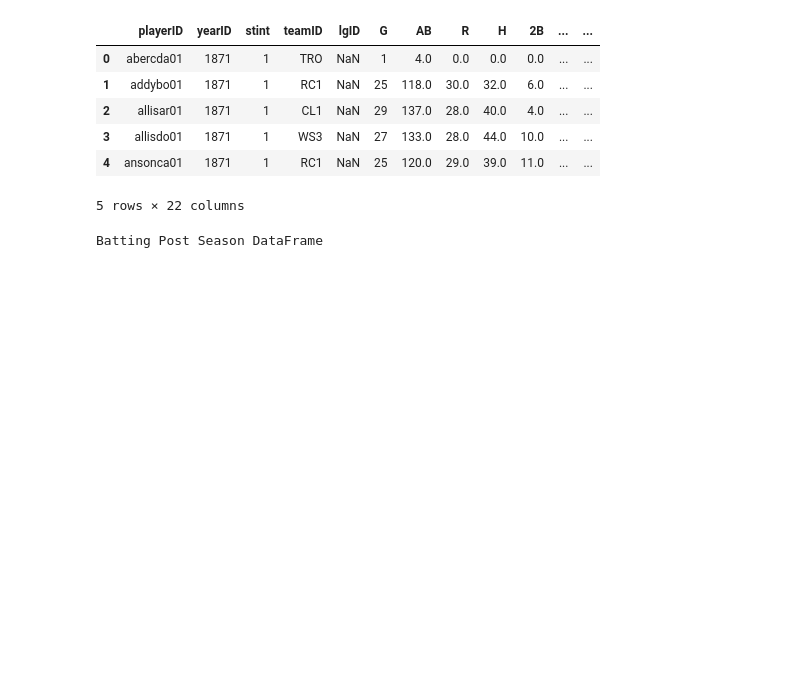
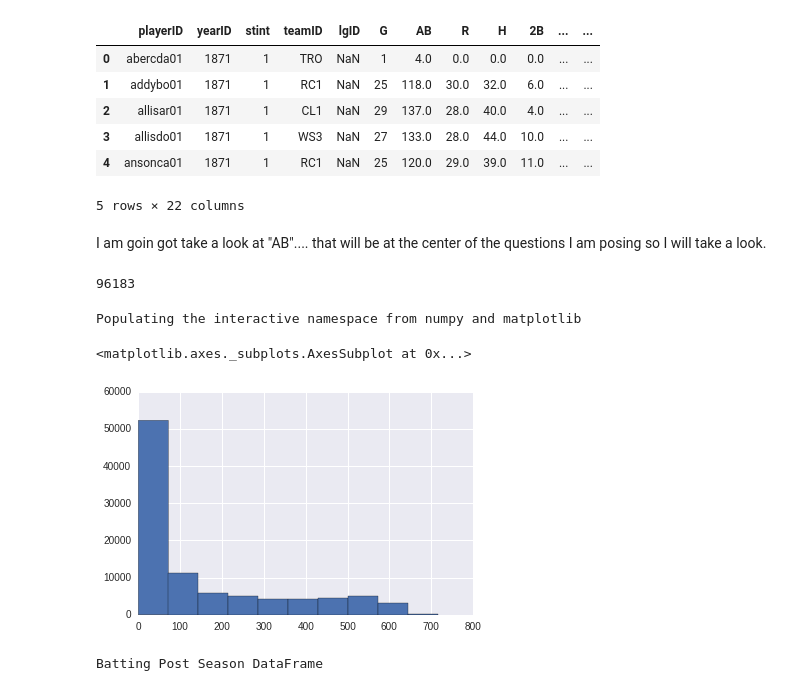
Before and after one commit to adam-carney/Data_Analysis_nanodegree, a Jupyter notebook: Data_Analysis_Nanodegree-Project_2.ipynb, the cells around one changed output. Saved outputs shown, nothing was run; the diff lists cells and outputs as text; code cells hidden in the pictures; blank space fills up the shorter version.

```diff
--- a/Data_Analysis_Nanodegree-Project_2.ipynb
+++ b/Data_Analysis_Nanodegree-Project_2.ipynb
@@ -69,6 +69,19 @@ Batting DataFrame
 | 3 | allisdo01 | 1871 | 1 | WS3 | NaN | 27 | 133.0 | 28.0 | 44.0 | 10.0 | ... | ... |
 | 4 | ansonca01 | 1871 | 1 | RC1 | NaN | 25 | 120.0 | 29.0 | 39.0 | 11.0 | ... | ... |
 5 rows × 22 columns
+# %% [markdown]
+I am goin got take a look at "AB".... that will be at the center of the questions I am posing so I will take a look.
+# %%
+batting_df['AB'].count()
+# %% [output]
+96183
+# %%
+%pylab inline
+batting_df['AB'].hist()
+# %% [output]
+Populating the interactive namespace from numpy and matplotlib
+<matplotlib.axes._subplots.AxesSubplot at 0x...>
+[figure, added]
 # %%
 #More display - this time on Batting Post Season
 print "Batting Post Season DataFrame"
```
Also changed, not shown: parts of 9 cells of this notebook.
